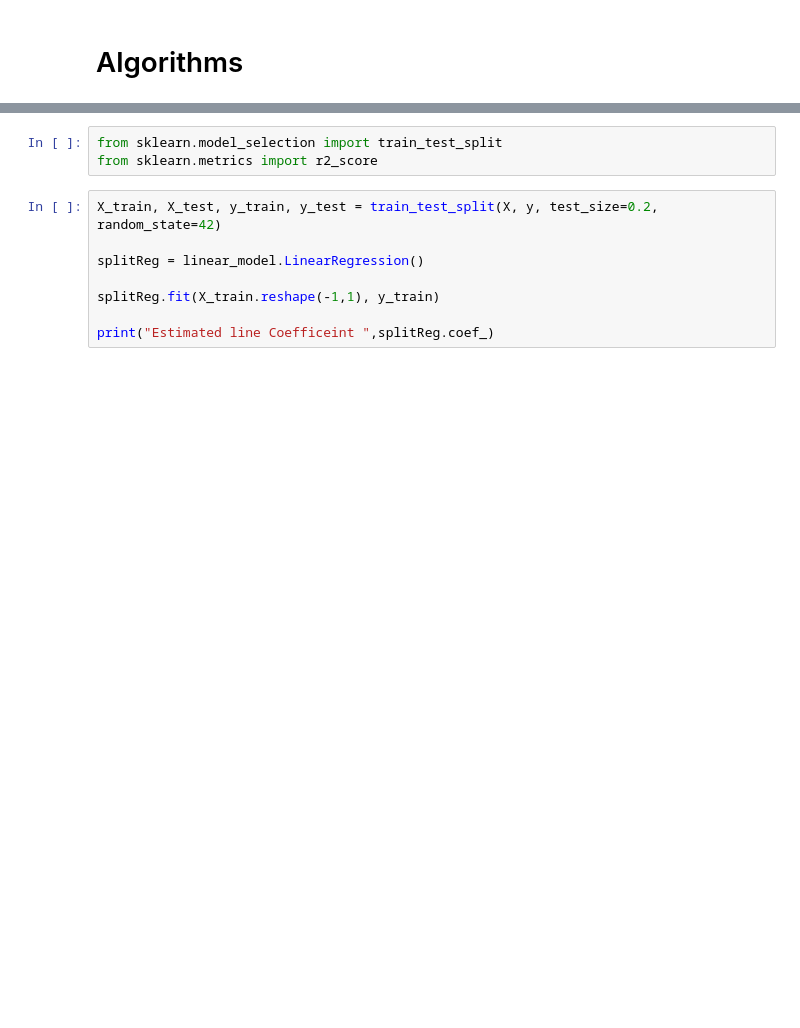
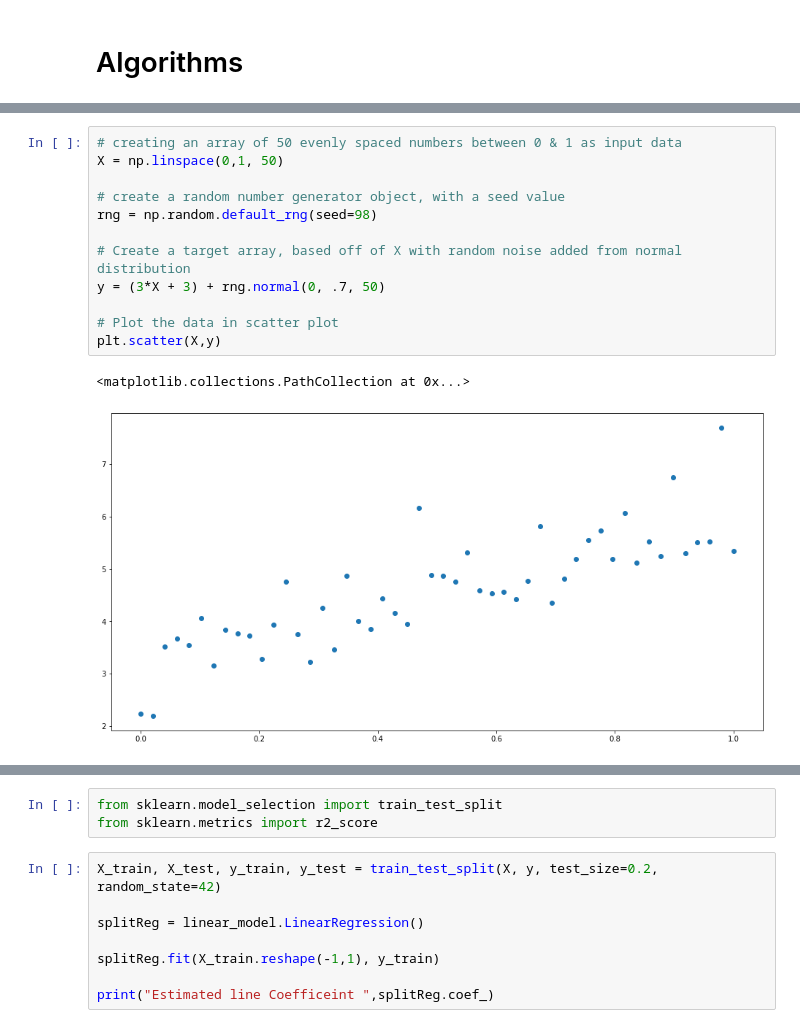
Before and after one commit to cian-gmit-da2020/machineLearningStatistics, a Jupyter notebook: scikit-learn.ipynb, the cells around one changed output, grey strips where cells are left out. Saved outputs shown, nothing was run; the diff lists cells and outputs as text; blank space fills up the shorter version.

```diff
--- a/scikit-learn.ipynb
+++ b/scikit-learn.ipynb
@@ -113,0 +124,15 @@ Estimated line Coefficeint  [2.99497823]
+# %%
+# creating an array of 50 evenly spaced numbers between 0 & 1 as input data
+X = np.linspace(0,1, 50)
+
+# create a random number generator object, with a seed value
+rng = np.random.default_rng(seed=98)
+
+# Create a target array, based off of X with random noise added from normal distribution
+y = (3*X + 3) + rng.normal(0, .7, 50)
+
+# Plot the data in scatter plot
+plt.scatter(X,y)
+# %% [output]
+<matplotlib.collections.PathCollection at 0x...>
+[figure, added]
```
Also changed, not shown: parts of 106 cells of this notebook, 4 other files.
